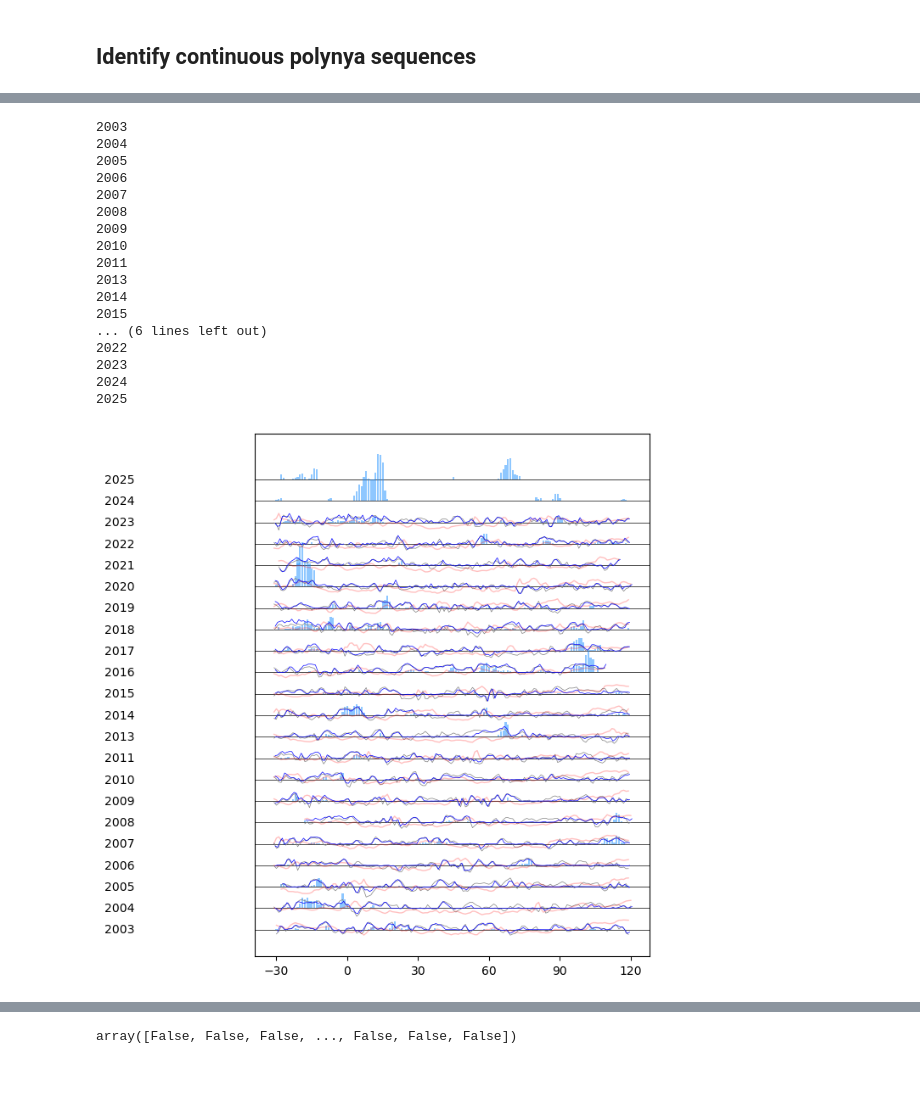
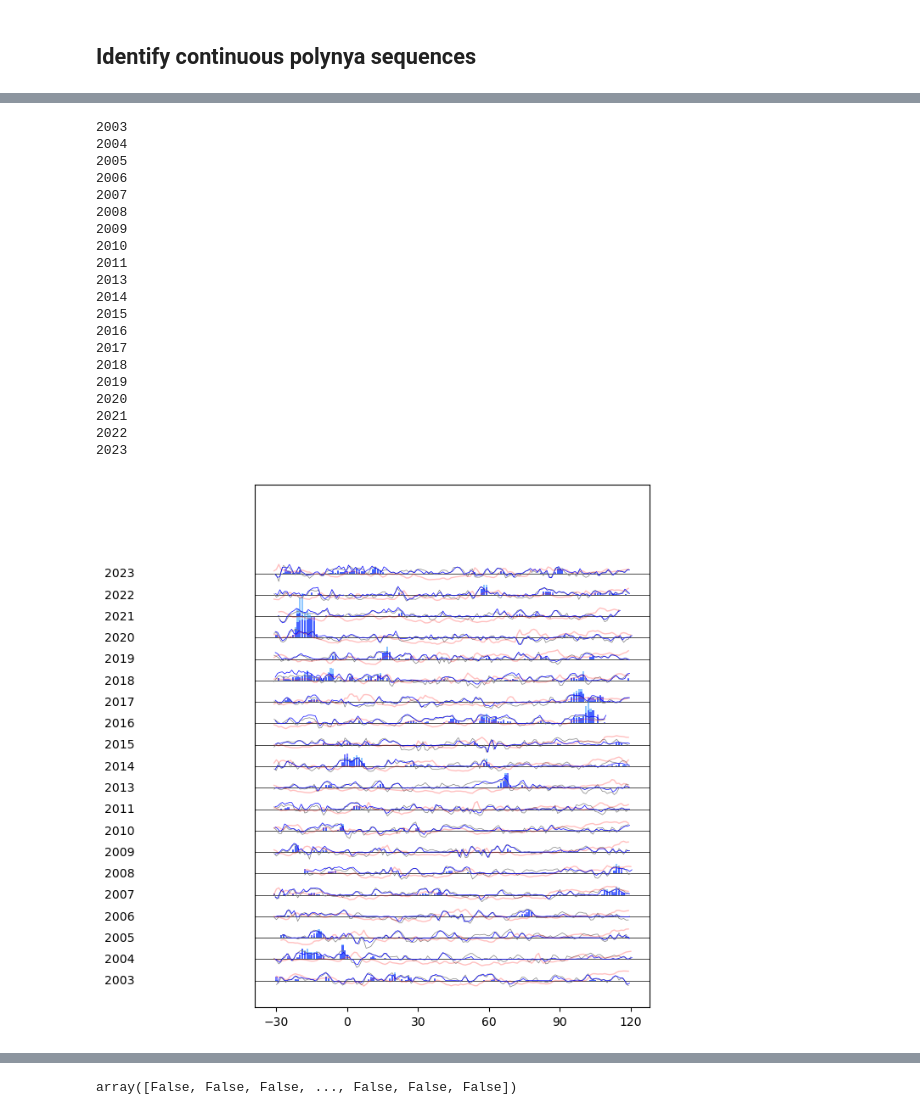
Before and after one commit to mackenziejewell/SBSpolynya, a Jupyter notebook: notebooks/05_WindForcing_Analysis.ipynb, the cells around one changed output, grey strips where cells are left out. Drawn from its saved outputs; the diff is of its cells as text; code cells hidden in the pictures; blank space fills up the shorter version.

```diff
--- a/notebooks/05_WindForcing_Analysis.ipynb
+++ b/notebooks/05_WindForcing_Analysis.ipynb
@@ -315,7 +315,7 @@ all_seqs = {}
 all_sizes = {}
 
 #===============================
-years = np.append(np.arange(2003,2012), np.arange(2013,2026))
+years = np.append(np.arange(2003,2012), np.arange(2013,2024))
 # years = np.arange(2003,2026)
 
 size_thresh = 50      # polynya must reach this size at some point to be counted as event (km2)
@@ -435,16 +438,31 @@ daily_data['pol'] = {}
 
 
 daily_data['ppd']['ese'] = np.array([])
+daily_data['ppd']['u'] = np.array([])
+daily_data['ppd']['v'] = np.array([])
 daily_data['ppd']['s'] = np.array([])
 daily_data['ppd']['time'] = np.array([], dtype=np.datetime64)
 
 daily_data['era']['ese'] = np.array([])
+daily_data['era']['u'] = np.array([])
+daily_data['era']['v'] = np.array([])
 daily_data['era']['s'] = np.array([])
 daily_data['era']['t2m'] = np.array([])
 daily_data['era']['time'] = np.array([], dtype=np.datetime64)
 
 daily_data['pol']['extent'] = np.array([])
 daily_data['pol']['time'] = np.array([], dtype=np.datetime64)
+
+
+cond_data = {}
+cond_data['comp'] = {}
+cond_data['open'] = {}
+
+groups = ['u10', 'v10', 'ui', 'vi']
+for key in cond_data.keys():
+    for group in groups:
+        cond_data[key][group] = np.array([])
+
 
 
 
@@ -460,6 +478,7 @@ for yy, year in enumerate(years):
     DSo = xr.open_dataset(f'../data/polynya_size/daily_polynya_{year}_sic15_v5.nc')
     time_range = slice(datetime(year-1,12,1), datetime(year,4,30, 23))
     DSo = DSo.sel(time = time_range)
+    DSo['length'] = DSo['l_max'] - DSo['l_min']
 
     # find first and last closure dates
     dt_og = (pd.to_datetime(DSo.time.values) - datetime(year,1,1)).days
@@ -487,6 +506,7 @@ for yy, year in enumerate(years):
 
     # plot polynya data
     ax.bar(dt, DS.polynya_extent/1000, bottom=YY, color='dodgerblue', alpha=0.5)
+    ax.bar(dt, DS.length/50, bottom=YY, color='b', alpha=0.5)
 
 
 
@@ -496,10 +516,12 @@ for yy, year in enumerate(years):
         ds = xr.open_dataset(f'../data/forcing/regional_daily_era_{year}_v0.nc')
         crop_ds = ds.sel(time=slice(pd.to_datetime(DS.time.values[0]), pd.to_datetime(DS.time.values[-1])))
         dt2 = (pd.to_datetime(crop_ds.time.values) - datetime(year,1,1)).total_seconds()/(60*60*24)
-        ESE = vectors.comp_along_theta(crop_ds.u10.values, crop_ds.v10.values, (-177.5)*units('degree'))
+        ESE = vectors.comp_along_theta(crop_ds.u10.values, crop_ds.v10.values, (170)*units('degree'))
 
         daily_data['era']['t2m'] = np.append(daily_data['era']['t2m'], crop_ds.t2m)
         daily_data['era']['s'] = np.append(daily_data['era']['s'], crop_ds.s10)
+        daily_data['era']['u'] = np.append(daily_data['era']['u'], crop_ds.u10)
+        daily_data['era']['v'] = np.append(daily_data['era']['v'], crop_ds.v10)
         daily_data['era']['ese'] = np.append(daily_data['era']['ese'], ESE)
         daily_data['era']['time'] = np.append(daily_data['era']['time'], crop_ds.time)
 
@@ -518,6 +540,8 @@ for yy, year in enumerate(years):
 
 
         daily_data['ppd']['ese'] = np.append(daily_data['ppd']['ese'], ese)
+        daily_data['ppd']['u'] = np.append(daily_data['ppd']['u'], dsp.e)
+        daily_data['ppd']['v'] = np.append(daily_data['ppd']['v'], dsp.n)
         daily_data['ppd']['s'] = np.append(daily_data['ppd']['s'], dsp.s)
         daily_data['ppd']['time'] = np.append(daily_data['ppd']['time'], dsp.time)
 
@@ -643,34 +667,43 @@ for yy, year in enumerate(years):
 #             cat = 'other'
 #             compare[cat]['e'] = np.append(compare[cat]['e'], dsp.e.values[np.where(dt == t)])
 #             compare[cat]['n'] = np.append(compare[cat]['n'], dsp.n.values[np.where(dt == t)])
 
 
 #     ax.plot()
 fig.savefig('/Users/mackenziejewell/Desktop/img.png', dpi=330, bbox_inches='tight')
 
 
 
 for cat in ['event', 'other']:
     compare[cat]['angles'] = vectors.vector_angle(compare[cat]['u10'], compare[cat]['v10'])
     compare[cat]['speed'] = np.sqrt(compare[cat]['u10']**2 + compare[cat]['v10']**2)
     compare[cat]['angles_ppd'] = vectors.vector_angle(compare[cat]['e'], compare[cat]['n'])
     compare[cat]['speed_ppd'] = np.sqrt(compare[cat]['e']**2 + compare[cat]['n']**2)
+
+
+
+# find vector angles
+daily_data['era']['angle'] = vectors.vector_angle(daily_data['era']['u'],daily_data['era']['v']).magnitude
+daily_data['ppd']['angle'] = vectors.vector_angle(daily_data['ppd']['u'],daily_data['ppd']['v']).magnitude
 # %% [output]
 2003
 2004
 2005
 2006
 2007
 2008
 2009
 2010
 2011
 2013
 2014
 2015
-... (6 lines left out)
+2016
+2017
+2018
+2019
+2020
+2021
 2022
 2023
-2024
-2025
-[figure, old version]
+[figure, new version]
```
Also changed, not shown: parts of 16 cells of this notebook, 1 other file.
